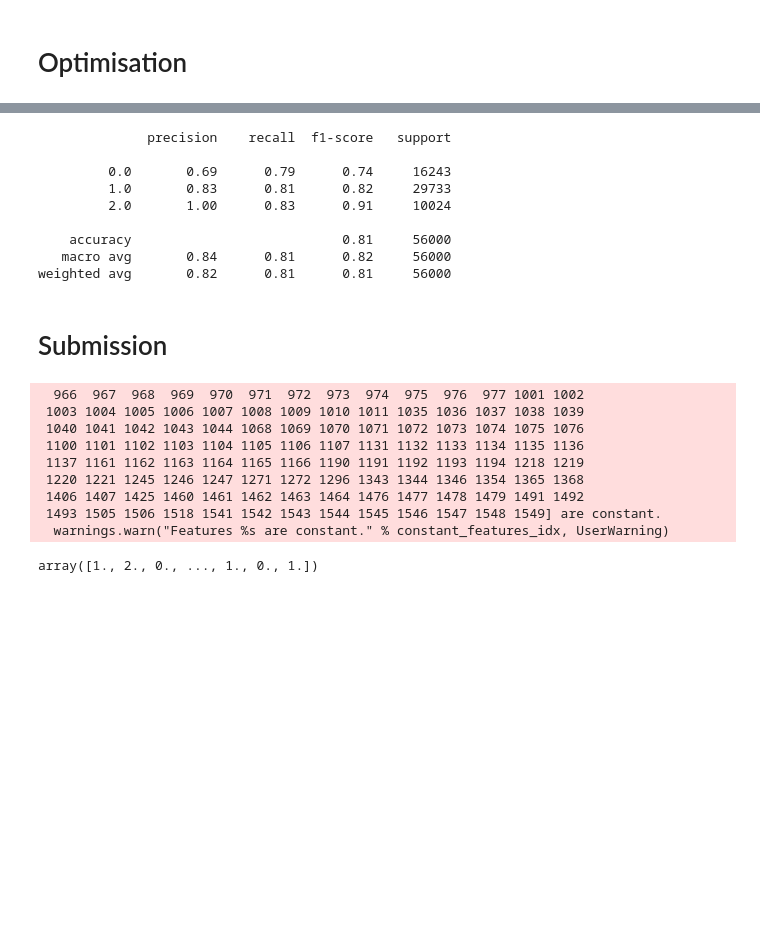
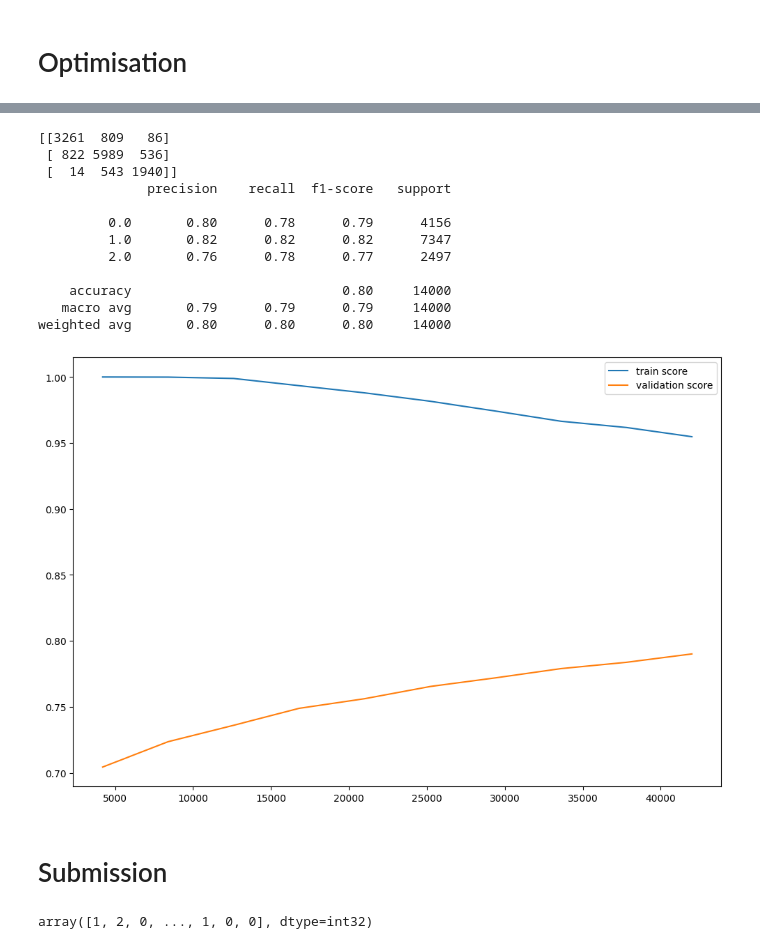
Before and after one commit to Behachee/Credit-Score-Classification, a Jupyter notebook: 2- Pre-Processing/Pre_processing-Theo.ipynb, the cells around one changed output, grey strips where cells are left out. Cells and saved outputs as stored; diff of their text form; code cells hidden in the pictures; blank space fills up the shorter version.

```diff
--- a/2- Pre-Processing/Pre_processing-Theo.ipynb
+++ b/2- Pre-Processing/Pre_processing-Theo.ipynb
@@ -229,4 +252,7 @@ preprocessor = make_pipeline(PolynomialFeatures(2, include_bias=False),
 RandomForest = make_pipeline(preprocessor, RandomForestClassifier(random_state=0))
 AdaBoost = make_pipeline(preprocessor, AdaBoostClassifier(random_state=0))
 KNN = make_pipeline(preprocessor, StandardScaler(), KNeighborsClassifier())
+Linear = make_pipeline(preprocessing, StandardScaler(),LogisticRegression())
+DecisionTree = make_pipeline(DecisionTreeClassifier())
+XGBoost = XGBClassifier(objective='multi:softmax')
 # %%
@@ -370,2 +305,18 @@ KeyboardInterrupt:
+# %%
+evaluation(final_model)
+# %% [output]
+[[3261  809   86]
+ [ 822 5989  536]
+ [  14  543 1940]]
+              precision    recall  f1-score   support
+
+         0.0       0.80      0.78      0.79      4156
+         1.0       0.82      0.82      0.82      7347
+         2.0       0.76      0.78      0.77      2497
+
+    accuracy                           0.80     14000
+   macro avg       0.79      0.79      0.79     14000
+weighted avg       0.80      0.80      0.80     14000
+[figure, added]
 # %%
 best_hyper_params= {'randomforestclassifier__max_depth': 60, 'randomforestclassifier__min_samples_split': 2, 'randomforestclassifier__n_estimators': 2000}
@@ -372,15 +324,2 @@ best_hyper_params= {'randomforestclassifier__max_depth': 60, 'randomforestclassi
 
 #72min entrainement ...
-# %%
-y_pred = grid.predict(X_test)
-print(classification_report(y_test, y_pred))
-# %% [output]
-              precision    recall  f1-score   support
-
-         0.0       0.69      0.79      0.74     16243
-         1.0       0.83      0.81      0.82     29733
-         2.0       1.00      0.83      0.91     10024
-
-    accuracy                           0.81     56000
-   macro avg       0.84      0.81      0.82     56000
-weighted avg       0.82      0.81      0.81     56000
@@ -400,20 +328,11 @@ def generate_submission(model):
 # %%
 X_train,y_train = preprocessing(train_data, 'train')
-RandomForest.fit(X_train, y_train)
+final_model.fit(X_train, y_train)
 X_test = preprocessing(test_data, 'test')
-list_of_predictions = RandomForest.predict(X_test)
+list_of_predictions = final_model.predict(X_test)
 list_of_predictions
 # %% [output]
-  966  967  968  969  970  971  972  973  974  975  976  977 1001 1002
- 1003 1004 1005 1006 1007 1008 1009 1010 1011 1035 1036 1037 1038 1039
- 1040 1041 1042 1043 1044 1068 1069 1070 1071 1072 1073 1074 1075 1076
- 1100 1101 1102 1103 1104 1105 1106 1107 1131 1132 1133 1134 1135 1136
- 1137 1161 1162 1163 1164 1165 1166 1190 1191 1192 1193 1194 1218 1219
- 1220 1221 1245 1246 1247 1271 1272 1296 1343 1344 1346 1354 1365 1368
- 1406 1407 1425 1460 1461 1462 1463 1464 1476 1477 1478 1479 1491 1492
- 1493 1505 1506 1518 1541 1542 1543 1544 1545 1546 1547 1548 1549] are constant.
-  warnings.warn("Features %s are constant." % constant_features_idx, UserWarning)
+array([1, 2, 0, ..., 1, 0, 0], dtype=int32)
-array([1., 2., 0., ..., 1., 0., 1.])
 # %%
 def replace_array_elements(original_array):
     replacement_map = {
```
Also changed, not shown: parts of 24 cells of this notebook, 1 other file.
